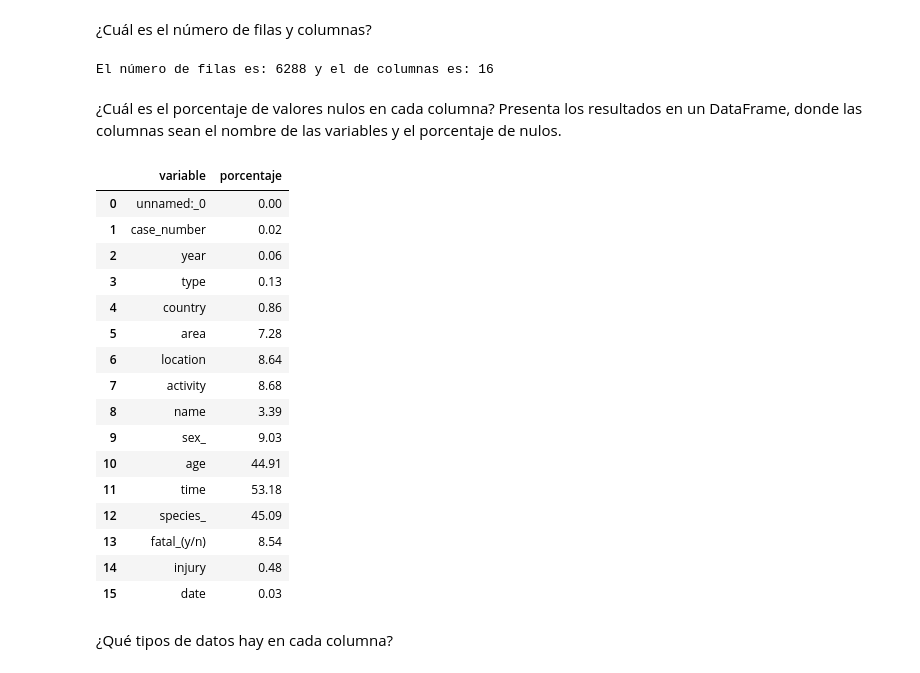
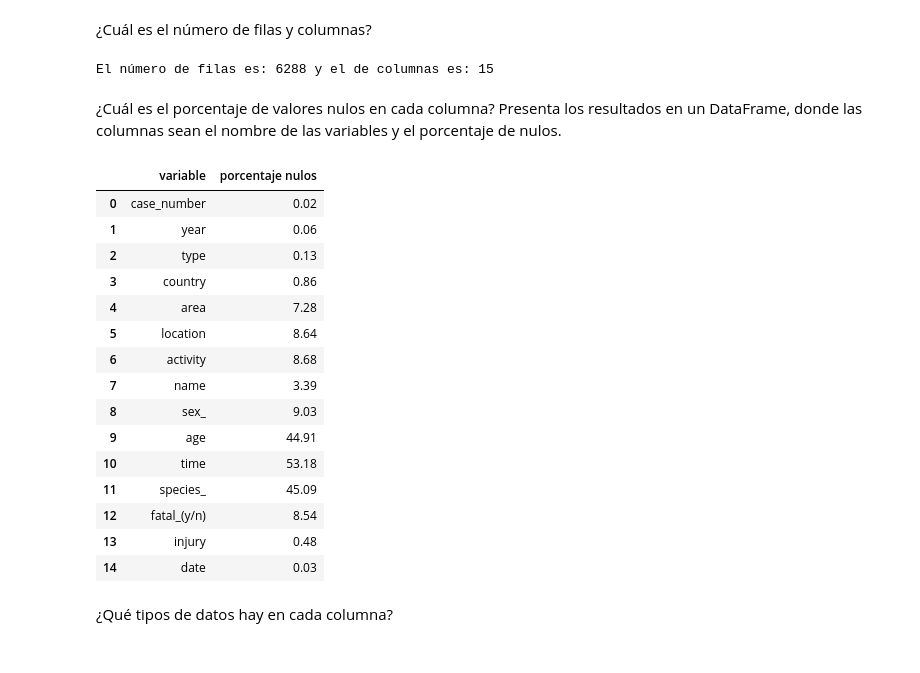
Before and after one commit to Adalab/Adalab-DA-promo-A-module-2-pairprog-2-pair-1-Guada_Lara, a Jupyter notebook: EDA/1_EDA_I.ipynb, the cells around one changed output. Saved outputs shown, nothing was run; the diff lists cells and outputs as text; code cells hidden in the pictures.

```diff
--- a/EDA/1_EDA_I.ipynb
+++ b/EDA/1_EDA_I.ipynb
@@ -14,5 +14,6 @@ import pandas as pd
 - ¿Cómo han evolucionado los ataques a lo largo del tiempo?
 # %%
 df = pd.read_csv("ataques_enproceso.csv")
+df.drop("Unnamed: 0", axis = 1, inplace = True)
 df.head()
 # %% [output]
@@ -31,35 +32,34 @@ df.head()
 # %%
 print("El número de filas es:", df.shape[0], "y el de columnas es:", df.shape[1])
 # %% [output]
-El número de filas es: 6288 y el de columnas es: 16
+El número de filas es: 6288 y el de columnas es: 15
 # %% [markdown]
 ¿Cuál es el porcentaje de valores nulos en cada columna? Presenta los resultados en un DataFrame, donde las columnas sean el nombre de las variables y el porcentaje de nulos.
 # %%
-cuenta = df.isnull().sum()
-porcentaje = (cuenta / df.shape[0] * 100).round(2)
+num_nulos = df.isnull().sum()
+porcentaje = (num_nulos / df.shape[0] * 100).round(2)
 df_porcentaje = porcentaje.reset_index()
 
-new_cols = {"index": "variable", 0 : "porcentaje"}
+new_cols = {"index": "variable", 0 : "porcentaje nulos"}
 df_porcentaje.rename(columns = new_cols, inplace = True)
 
 df_porcentaje
 # %% [output]
-|  | variable | porcentaje |
-| 0 | unnamed:_0 | 0.00 |
-| 1 | case_number | 0.02 |
-| 2 | year | 0.06 |
-| 3 | type | 0.13 |
-| 4 | country | 0.86 |
-| 5 | area | 7.28 |
-| 6 | location | 8.64 |
-| 7 | activity | 8.68 |
-| 8 | name | 3.39 |
-| 9 | sex_ | 9.03 |
-| 10 | age | 44.91 |
-| 11 | time | 53.18 |
-| 12 | species_ | 45.09 |
-| 13 | fatal_(y/n) | 8.54 |
-| 14 | injury | 0.48 |
-| 15 | date | 0.03 |
+|  | variable | porcentaje nulos |
+| 0 | case_number | 0.02 |
+| 1 | year | 0.06 |
+| 2 | type | 0.13 |
+| 3 | country | 0.86 |
+| 4 | area | 7.28 |
+| 5 | location | 8.64 |
+| 6 | activity | 8.68 |
+| 7 | name | 3.39 |
+| 8 | sex_ | 9.03 |
+| 9 | age | 44.91 |
+| 10 | time | 53.18 |
+| 11 | species_ | 45.09 |
+| 12 | fatal_(y/n) | 8.54 |
+| 13 | injury | 0.48 |
+| 14 | date | 0.03 |
 # %% [markdown]
 ¿Qué tipos de datos hay en cada columna?
```
Also changed, not shown: parts of 17 cells of this notebook, 6 other files.
